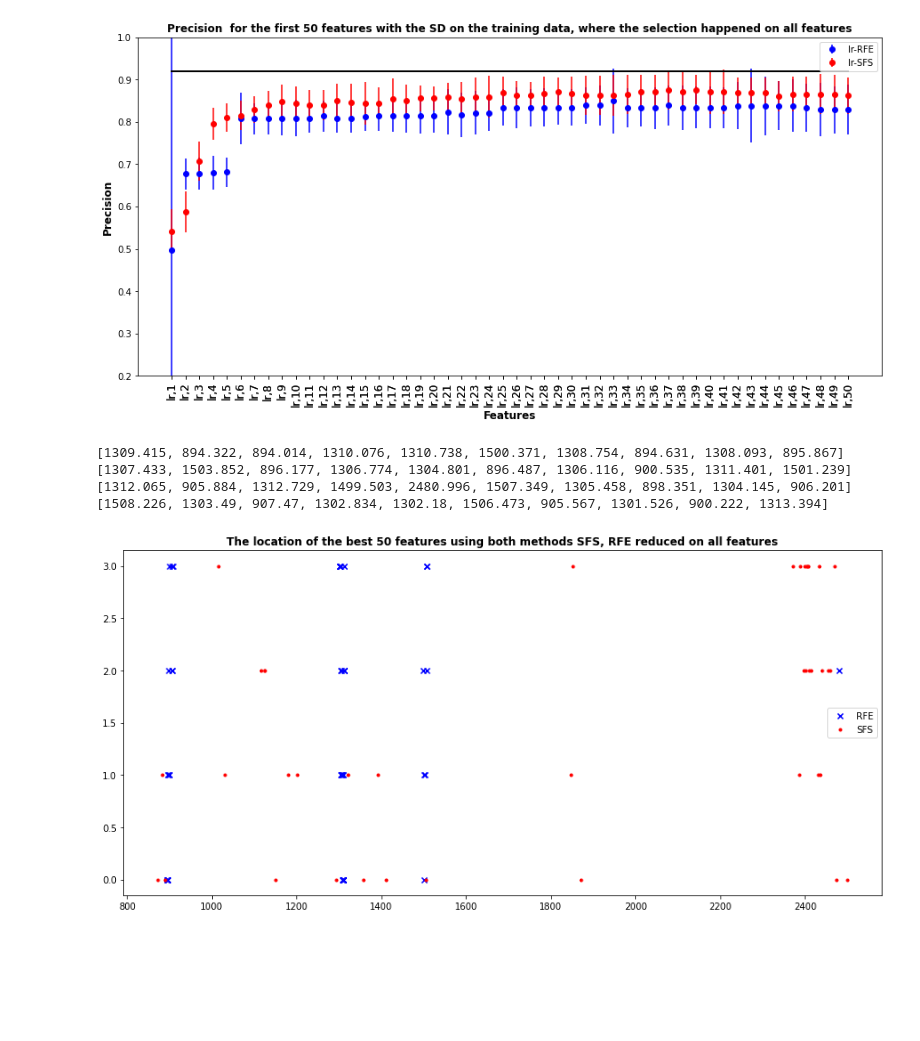
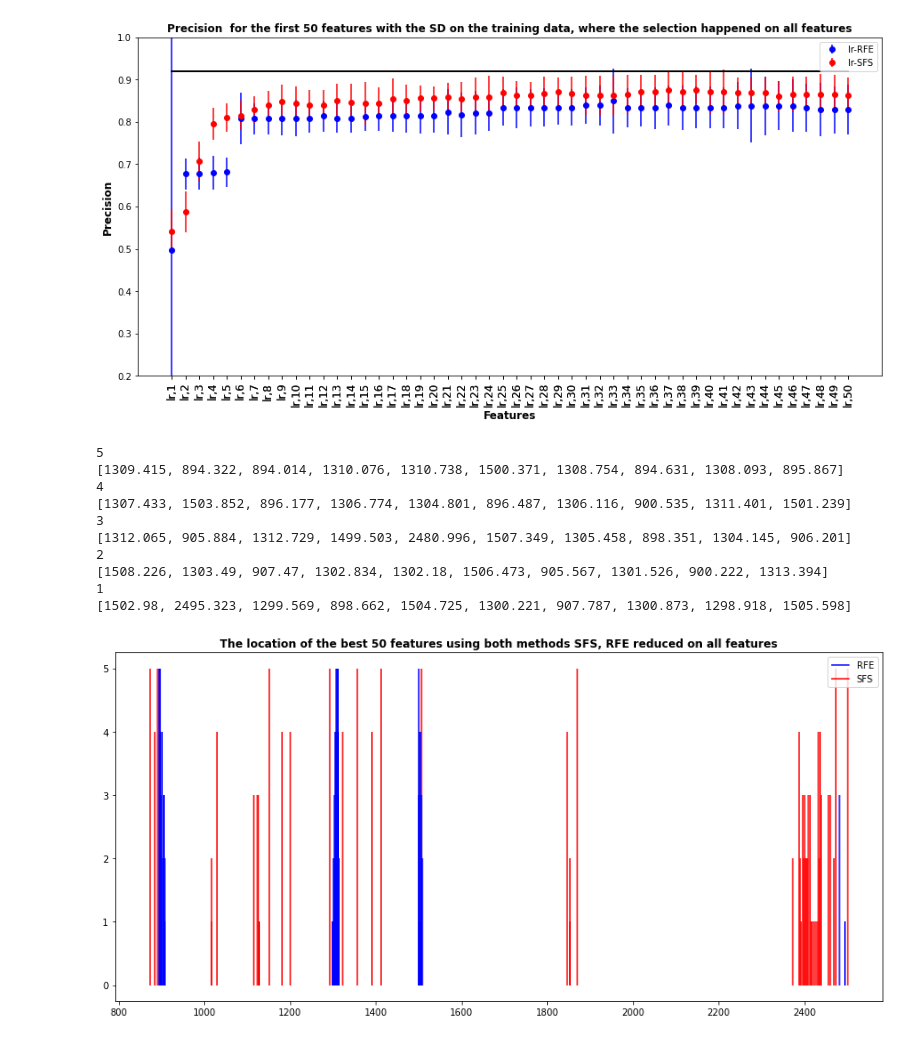
Before and after one commit to eahussein/apple_classification, a Jupyter notebook: gs/tutorial_graphs.ipynb, the cells around one changed output. Cells and saved outputs as stored; diff of their text form; code cells hidden in the pictures; blank space fills up the shorter version.

```diff
--- a/gs/tutorial_graphs.ipynb
+++ b/gs/tutorial_graphs.ipynb
@@ -170,29 +170,37 @@ plt.show()
 
 imp_freq = [1309.415, 894.322, 894.014, 1310.076, 1310.738, 1500.371, 1308.754, 894.631, 1308.093, 895.867, 1307.433, 1503.852, 896.177, 1306.774, 1304.801, 896.487, 1306.116, 900.535, 1311.401, 1501.239, 1312.065, 905.884, 1312.729, 1499.503, 2480.996, 1507.349, 1305.458, 898.351, 1304.145, 906.201, 1508.226, 1303.49, 907.47, 1302.834, 1302.18, 1506.473, 905.567, 1301.526, 900.222, 1313.394, 1502.98, 2495.323, 1299.569, 898.662, 1504.725, 1300.221, 907.787, 1300.873, 1298.918, 1505.598]
 imp_freq6 = [2473.894, 1356.693, 872.355, 1411.345, 1292.443, 1150.24, 1505.598, 889.719, 1870.592, 2500.136, 1180.62, 883.052, 1201.409, 2432.121, 2436.692, 1391.648, 1029.643, 2387.33, 1321.427, 1846.61, 2455.152, 2438.985, 2409.517, 2396.155, 1124.302, 2459.811, 1125.278, 2414.004, 2400.593, 1115.594, 2372.041, 2389.531, 2398.373, 1015.527, 1851.886, 2402.818, 2407.28, 2405.047, 2434.404, 2469.182, 1128.216, 1853.21, 1126.745, 1016.323, 2425.295, 2416.254, 2391.735, 2418.508, 2429.841, 2423.029]
-# %%
-plt.rcParams["figure.figsize"] = (15,7)# 'xtick.labelsize', 'ytick.labelsize'
-plt.title( "The location of the best 50 features using both methods SFS, RFE reduced on all features", fontweight ='bold', fontsize =12)
-# plt.xlabel("Features", fontweight ='bold', fontsize =12)
-# plt.ylabel("Precision", fontweight ='bold', fontsize =12)
-
-arrr= [0, 10, 20, 30, 40]
-colrs = ['red', 'blue', 'green', 'yellow']
-for i in range (4):
-    if i == 0:
-        print(imp_freq[arrr[i]:arrr[i+1]])
-        plt.scatter(imp_freq[arrr[i]:arrr[i+1]], np.zeros(10)+i, color = 'blue', label ="RFE", marker = 'x')
-        plt.scatter(imp_freq6[arrr[i]:arrr[i+1]], np.zeros(10)+i, color = 'red', label ="SFS", marker = '.')
-    else:
-        print(imp_freq[arrr[i]:arrr[i+1]])
-        plt.scatter(imp_freq[arrr[i]:arrr[i+1]], np.zeros(10)+i, color = 'blue',  marker = 'x')
-        plt.scatter(imp_freq6[arrr[i]:arrr[i+1]], np.zeros(10)+i, color = 'red',  marker = '.')
-
-plt.legend()
-plt.show()
-# %% [output]
-[1309.415, 894.322, 894.014, 1310.076, 1310.738, 1500.371, 1308.754, 894.631, 1308.093, 895.867]
-[1307.433, 1503.852, 896.177, 1306.774, 1304.801, 896.487, 1306.116, 900.535, 1311.401, 1501.239]
-[1312.065, 905.884, 1312.729, 1499.503, 2480.996, 1507.349, 1305.458, 898.351, 1304.145, 906.201]
-[1508.226, 1303.49, 907.47, 1302.834, 1302.18, 1506.473, 905.567, 1301.526, 900.222, 1313.394]
-[figure, removed]
+# %%
+plt.rcParams["figure.figsize"] = (15,7)# 'xtick.labelsize', 'ytick.labelsize'
+plt.title( "The location of the best 50 features using both methods SFS, RFE reduced on all features", fontweight ='bold', fontsize =12)
+# plt.xlabel("Features", fontweight ='bold', fontsize =12)
+# plt.ylabel("Precision", fontweight ='bold', fontsize =12)
+
+arrr= [0, 10, 20, 30, 40, 50]
+colrs = ['red', 'blue', 'green', 'yellow']
+for i in range (5):
+    print((5-i))
+    print(imp_freq[arrr[i]:arrr[i+1]])
+
+    if i  == 0:
+        plt.vlines(x = imp_freq[arrr[i]:arrr[i+1]], ymin = 0, ymax = np.zeros(10)+(5-i), colors = 'blue', label ="RFE")
+        plt.vlines(x = imp_freq6[arrr[i]:arrr[i+1]], ymin = 0, ymax = np.zeros(10)+(5-i), colors = 'red', label ="SFS")
+    else:
+        plt.vlines(x = imp_freq[arrr[i]:arrr[i+1]], ymin = 0, ymax = np.zeros(10)+(5-i), colors = 'blue')
+        plt.vlines(x = imp_freq6[arrr[i]:arrr[i+1]], ymin = 0, ymax = np.zeros(10)+(5-i), colors = 'red')
+
+
+plt.legend()
+plt.show()
+# %% [output]
+5
+[1309.415, 894.322, 894.014, 1310.076, 1310.738, 1500.371, 1308.754, 894.631, 1308.093, 895.867]
+4
+[1307.433, 1503.852, 896.177, 1306.774, 1304.801, 896.487, 1306.116, 900.535, 1311.401, 1501.239]
+3
+[1312.065, 905.884, 1312.729, 1499.503, 2480.996, 1507.349, 1305.458, 898.351, 1304.145, 906.201]
+2
+[1508.226, 1303.49, 907.47, 1302.834, 1302.18, 1506.473, 905.567, 1301.526, 900.222, 1313.394]
+1
+[1502.98, 2495.323, 1299.569, 898.662, 1504.725, 1300.221, 907.787, 1300.873, 1298.918, 1505.598]
+[figure, added]
```
Also changed, not shown: 1 other file.
